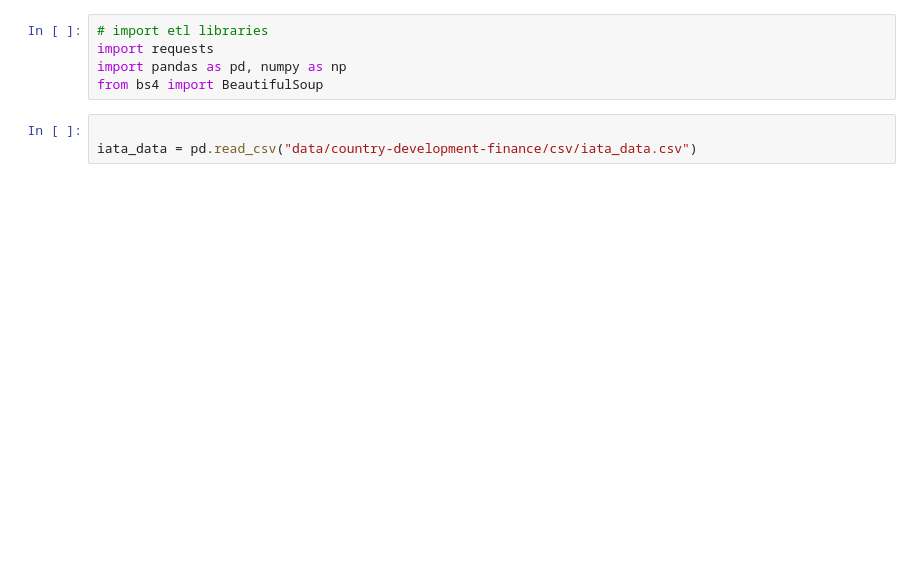
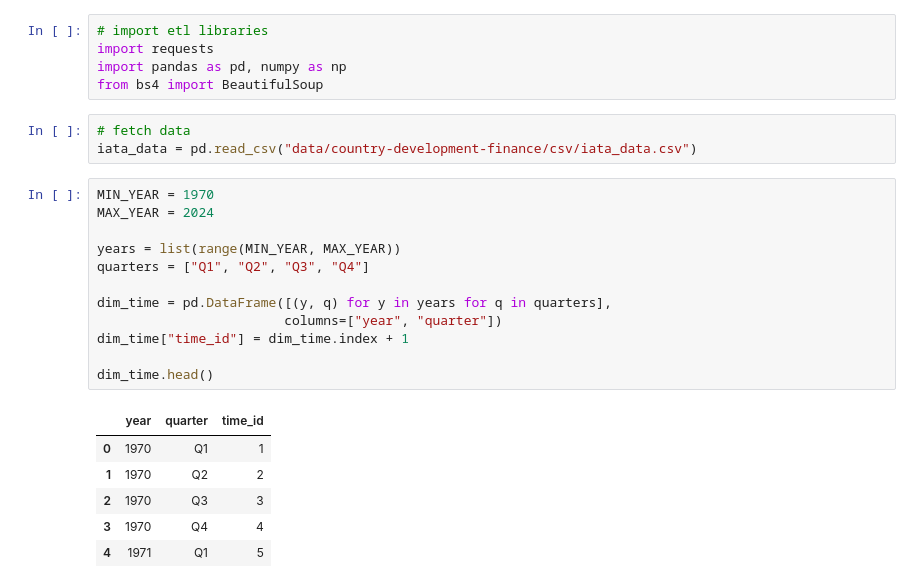
Before and after one commit to kirbt/INFO430-datawarehouse, a Jupyter notebook: iata_ETL.ipynb, the cells around one changed output. Saved outputs shown, nothing was run; the diff lists cells and outputs as text; blank space fills up the shorter version.

```diff
--- a/iata_ETL.ipynb
+++ b/iata_ETL.ipynb
@@ -4,5 +4,24 @@ import requests
 import pandas as pd, numpy as np
 from bs4 import BeautifulSoup
 # %%
-
+# fetch data
 iata_data = pd.read_csv("data/country-development-finance/csv/iata_data.csv")
+# %%
+MIN_YEAR = 1970
+MAX_YEAR = 2024
+
+years = list(range(MIN_YEAR, MAX_YEAR))
+quarters = ["Q1", "Q2", "Q3", "Q4"]
+
+dim_time = pd.DataFrame([(y, q) for y in years for q in quarters],
+                        columns=["year", "quarter"])
+dim_time["time_id"] = dim_time.index + 1
+
+dim_time.head()
+# %% [output]
+|  | year | quarter | time_id |
+| 0 | 1970 | Q1 | 1 |
+| 1 | 1970 | Q2 | 2 |
+| 2 | 1970 | Q3 | 3 |
+| 3 | 1970 | Q4 | 4 |
+| 4 | 1971 | Q1 | 5 |
```
Also changed, not shown: parts of 17 cells of this notebook.
